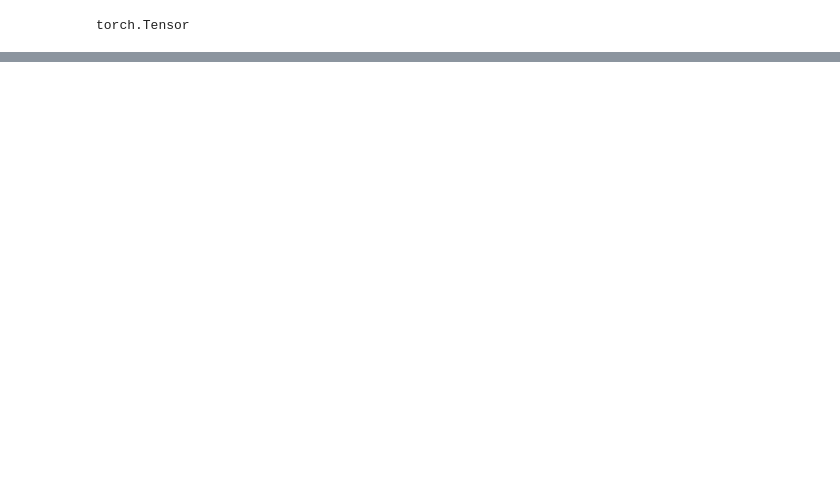
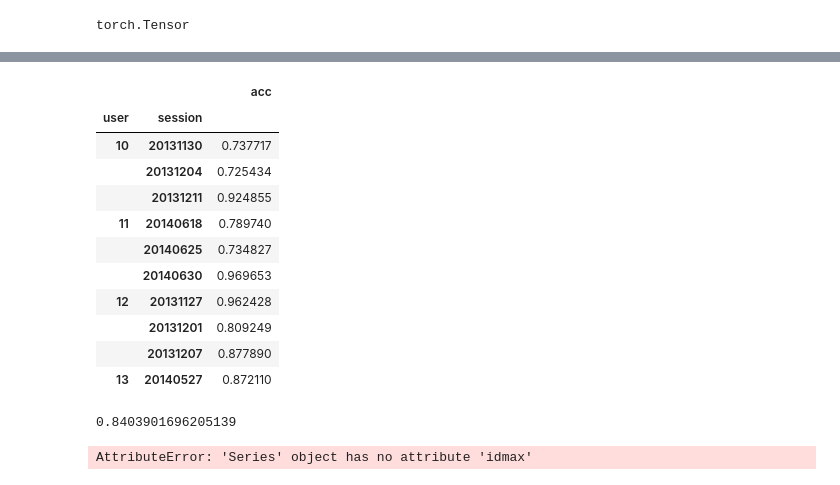
Before and after one commit to jvmr22/MSc-dissertation-EEG-Analysis, a Jupyter notebook: EDA_seed.ipynb, the cells around one changed output, grey strips where cells are left out. Cells and saved outputs as stored; diff of their text form; code cells hidden in the pictures; blank space fills up the shorter version.

```diff
--- a/EDA_seed.ipynb
+++ b/EDA_seed.ipynb
@@ -551,0 +587,25 @@ dnn_result_df[['user', 'session', 'feature', 'param', 'acc']].sort_values(['user
+# %%
+eda_dnn.groupby(['user', 'session'])['param', 'acc'].agg({'acc':'max'})
+# %% [output]
+|  |  | acc |
+| user | session |  |
+| 10 | 20131130 | 0.737717 |
+|  | 20131204 | 0.725434 |
+|  | 20131211 | 0.924855 |
+| 11 | 20140618 | 0.789740 |
+|  | 20140625 | 0.734827 |
+|  | 20140630 | 0.969653 |
+| 12 | 20131127 | 0.962428 |
+|  | 20131201 | 0.809249 |
+|  | 20131207 | 0.877890 |
+| 13 | 20140527 | 0.872110 |
+# %%
+eda_dnn.groupby(['user', 'session']).max().acc.mean()
+# %% [output]
+0.8403901696205139
+# %%
+# https://stackoverflow.com/questions/44185787/result-based-in-other-column-using-pandas-aggregation
+ed_dnn_2 = eda_dnn.groupby(['user', 'session'])['param', 'acc'].agg({'acc':'max', 'param':lambda x: eda_dnn['param'][x.idmax()]}).reset_index()
+ed_dnn_2
+# %% [output]
+AttributeError: 'Series' object has no attribute 'idmax'
```
Also changed, not shown: parts of 16 cells of this notebook, 2 other files.
